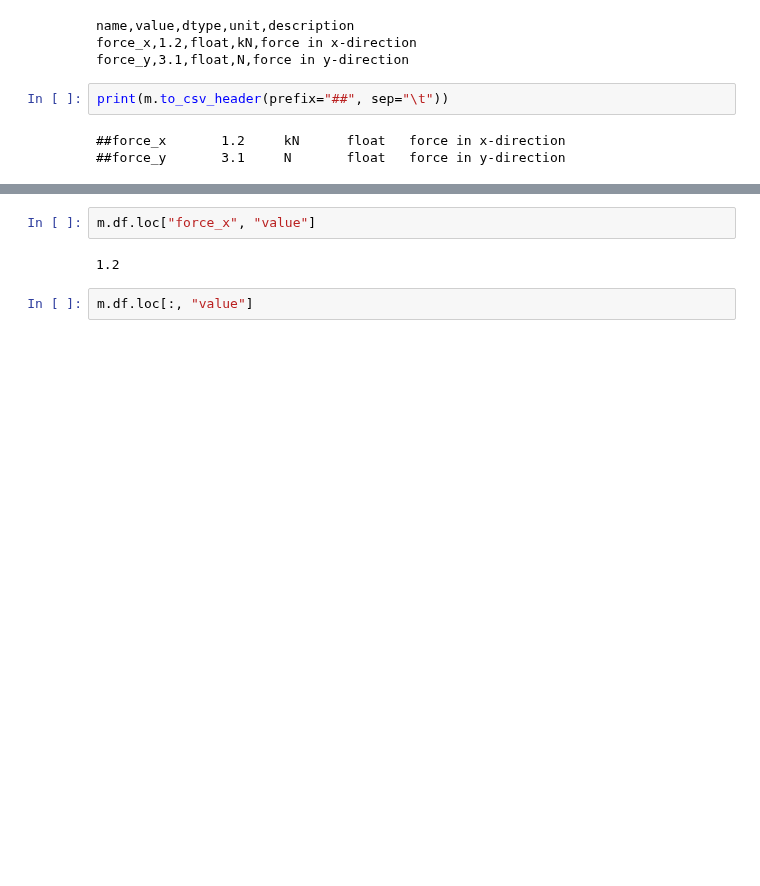
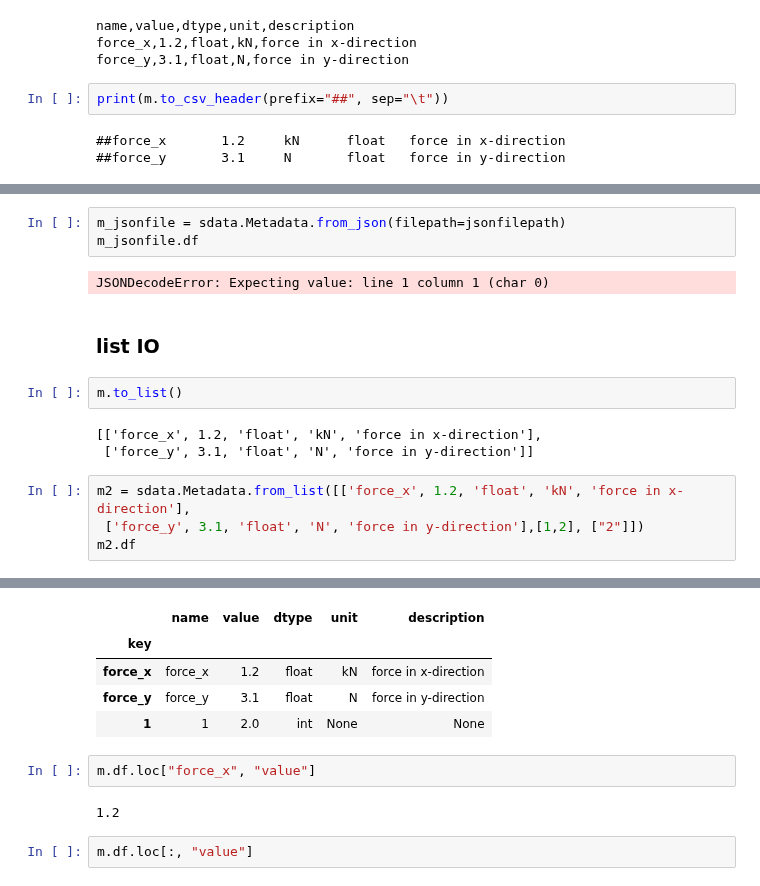
Before and after one commit to lepy/sdata, a Jupyter notebook: ipynb/sdata_metadata.ipynb, the cells around one changed output, grey strips where cells are left out. Saved outputs shown, nothing was run; the diff lists cells and outputs as text; blank space fills up the shorter version.

Commit message:
improve sdata.Metadata

```diff
--- a/ipynb/sdata_metadata.ipynb
+++ b/ipynb/sdata_metadata.ipynb
@@ -186,0 +199,17 @@ print(m.to_json())
+# %%
+m_jsonfile = sdata.Metadata.from_json(filepath=jsonfilepath)
+m_jsonfile.df
+# %% [output]
+JSONDecodeError: Expecting value: line 1 column 1 (char 0)
+# %% [markdown]
+### list IO
+# %%
+m.to_list()
+# %% [output]
+[['force_x', 1.2, 'float', 'kN', 'force in x-direction'],
+ ['force_y', 3.1, 'float', 'N', 'force in y-direction']]
+# %%
+m2 = sdata.Metadata.from_list([['force_x', 1.2, 'float', 'kN', 'force in x-direction'],
+ ['force_y', 3.1, 'float', 'N', 'force in y-direction'],[1,2], ["2"]])
+m2.df
+# %% [output]
@@ -187,3 +217,8 @@ print(m.to_json())
+|  | name | value | dtype | unit | description |
+| key |  |  |  |  |  |
+| force_x | force_x | 1.2 | float | kN | force in x-direction |
+| force_y | force_y | 3.1 | float | N | force in y-direction |
+| 1 | 1 | 2.0 | int | None | None |
 # %%
 m.df.loc["force_x", "value"]
 # %% [output]
```
Also changed, not shown: parts of 21 cells of this notebook, 2 other files.
